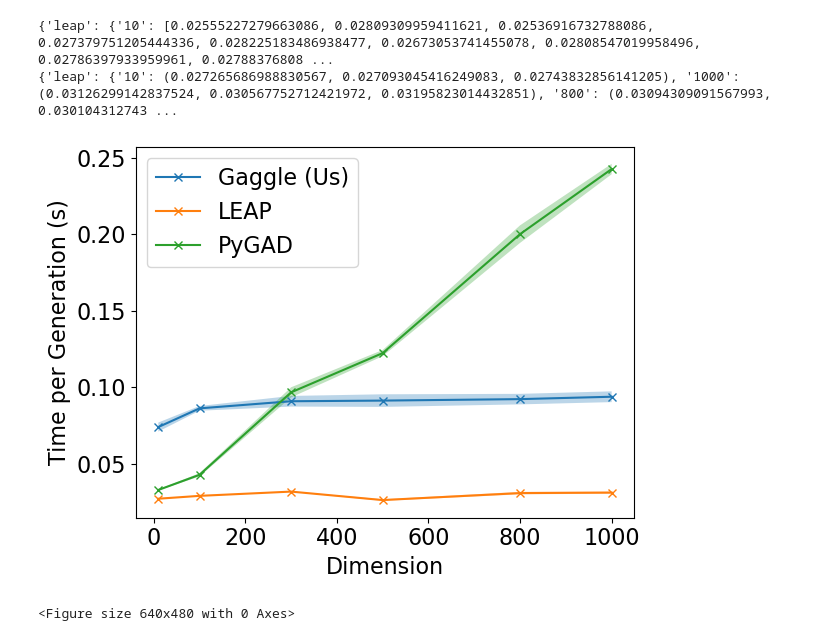
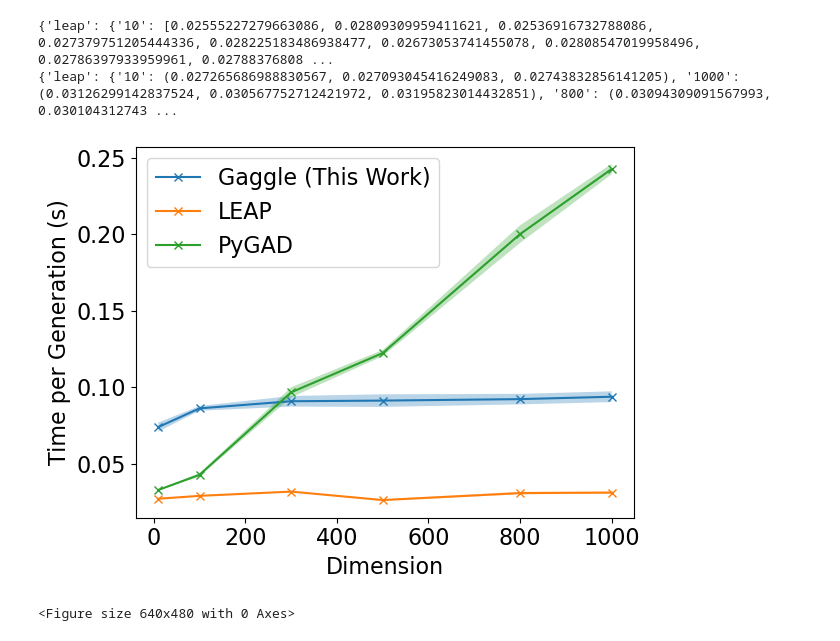
Before and after one commit to LucasFenaux/gaggle-benchmarking, a Jupyter notebook: rastrigin/plot_results.ipynb, the cells around one changed output. Drawn from its saved outputs; the diff is of its cells as text; code cells hidden in the pictures.

```diff
--- a/rastrigin/plot_results.ipynb
+++ b/rastrigin/plot_results.ipynb
@@ -55,27 +55,27 @@ print(CI_dict)
 # %%
 dimesions = [10, 100, 300, 500, 800, 1000]
 plt.rcParams['pdf.fonttype'] = 42
 plt.rcParams['ps.fonttype'] = 42
 plt.rcParams.update({'font.size': 16})
 
-nice_names = {'gaggle':'Gaggle (Us)', 'leap': 'LEAP', 'pygad': 'PyGAD'}
+nice_names = {'gaggle':'Gaggle (This Work)', 'leap': 'LEAP', 'pygad': 'PyGAD'}
 for algorithm in nice_names:
     result = CI_dict[algorithm]
     values = [result[str(x)][0] for x in dimesions]
     lower = [result[str(x)][1] for x in dimesions]
     upper = [result[str(x)][2] for x in dimesions]
     plt.plot(dimesions, values, label=nice_names[algorithm], marker='x')
     plt.fill_between(dimesions, lower, upper, alpha=0.3)
 
 # plt.title("{} Dataset".format(dataset))
 plt.xlabel("Dimension")
 plt.ylabel("Time per Generation (s)")
 plt.tight_layout()
 plt.legend()
 plt.plot()
 plt.savefig('Results/rast_plot.pdf', bbox_inches='tight')
 plt.show()
 plt.clf()
 # %% [output]
-[figure, old version]
+[figure, new version]
 <Figure size 640x480 with 0 Axes>
```
Also changed, not shown: 2 other files.
